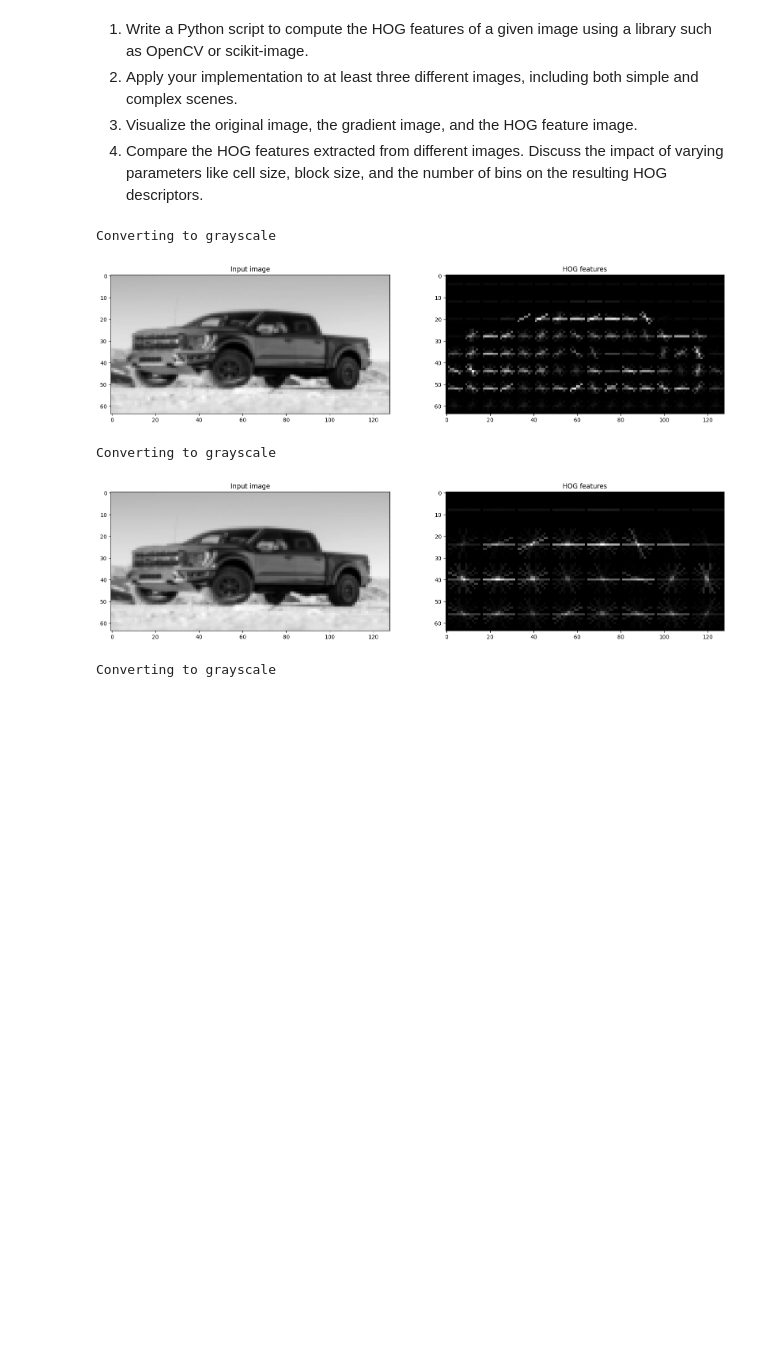
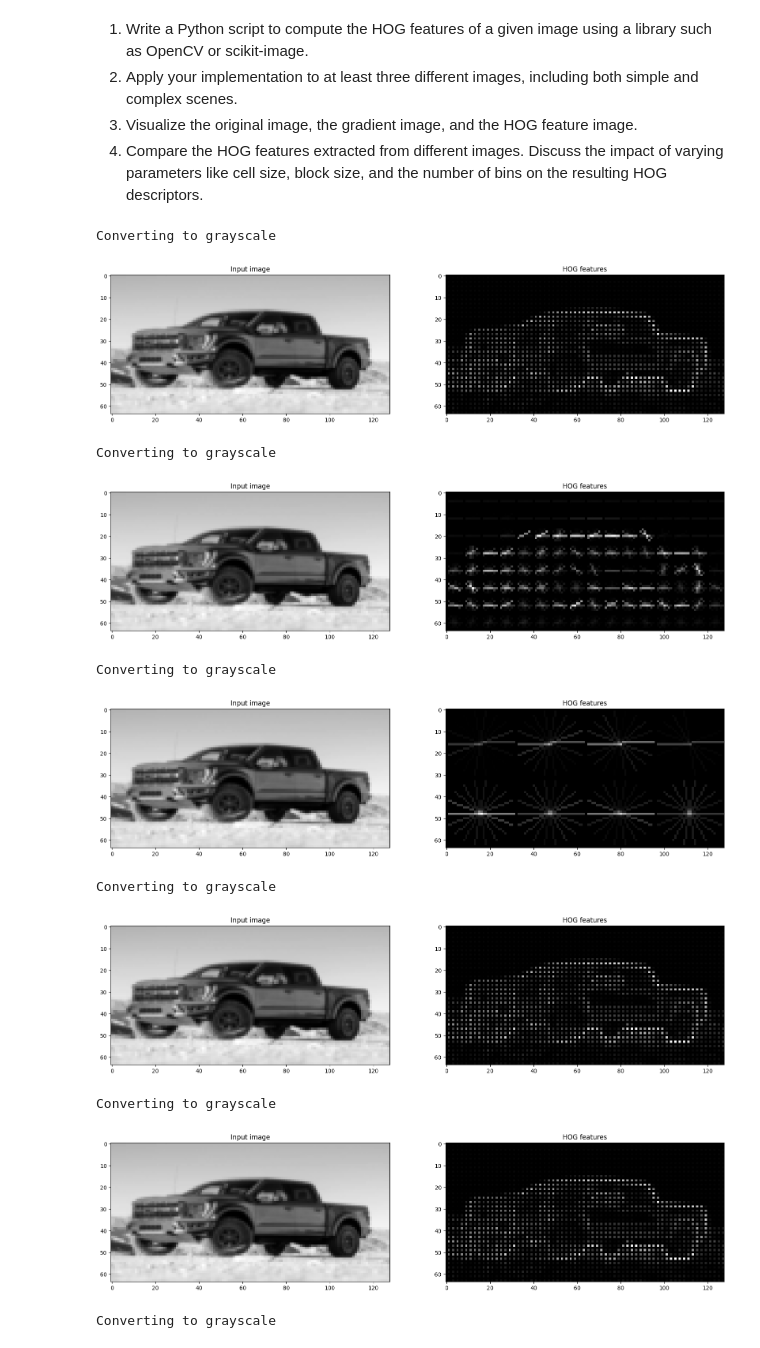
Before and after one commit to storlien/it3212-data-driven-software, a Jupyter notebook: assignment-2/hog_features.ipynb, the cells around one changed output. Drawn from its saved outputs; the diff is of its cells as text; code cells hidden in the pictures; blank space fills up the shorter version.

```diff
--- a/assignment-2/hog_features.ipynb
+++ b/assignment-2/hog_features.ipynb
@@ -44,13 +44,23 @@ def hog_script(filename, figsize, orientations, ppc, cpb):
     plt.title('HOG features')
     plt.show()
 # %%
+hog_script('ford-f150.jpeg', (20, 10), 9, 2, 2)
 hog_script('ford-f150.jpeg', (20, 10), 9, 8, 2)
-hog_script('ford-f150.jpeg', (20, 10), 9, 16)
+hog_script('ford-f150.jpeg', (20, 10), 9, 32, 2)
+
+hog_script('ford-f150.jpeg', (20, 10), 9, 2, 1)
+hog_script('ford-f150.jpeg', (20, 10), 9, 2, 16)
 # %% [output]
 Converting to grayscale
-[figure, old version]
+[figure, new version]
 Converting to grayscale
-[figure, old version]
+[figure, new version]
+Converting to grayscale
+[figure, added]
+Converting to grayscale
+[figure, added]
+Converting to grayscale
+[figure, added]
 # %%
 hog_script('japan.jpeg', (20, 10), 1)
 hog_script('japan.jpeg', (20, 10), 9)
```
Also changed, not shown: 1 other file.
